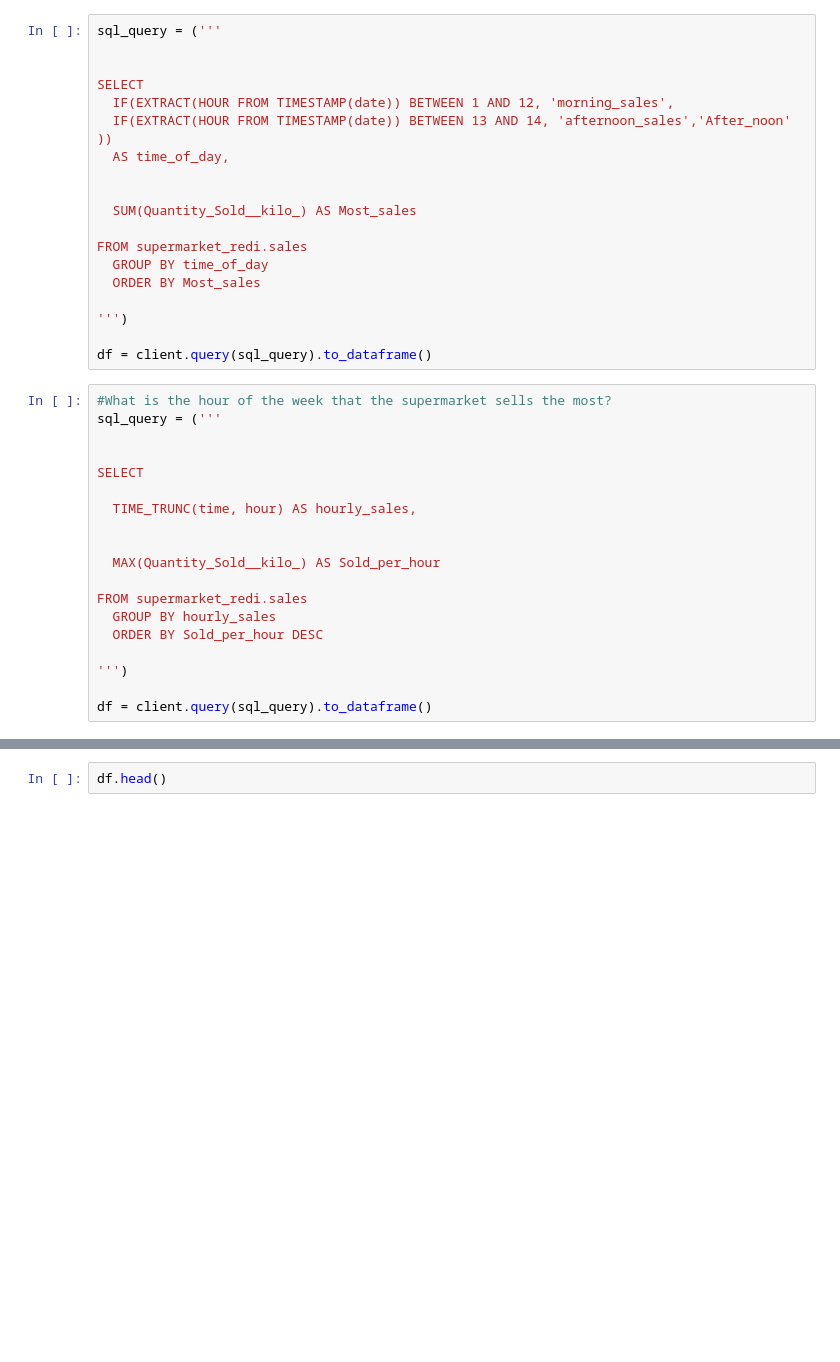
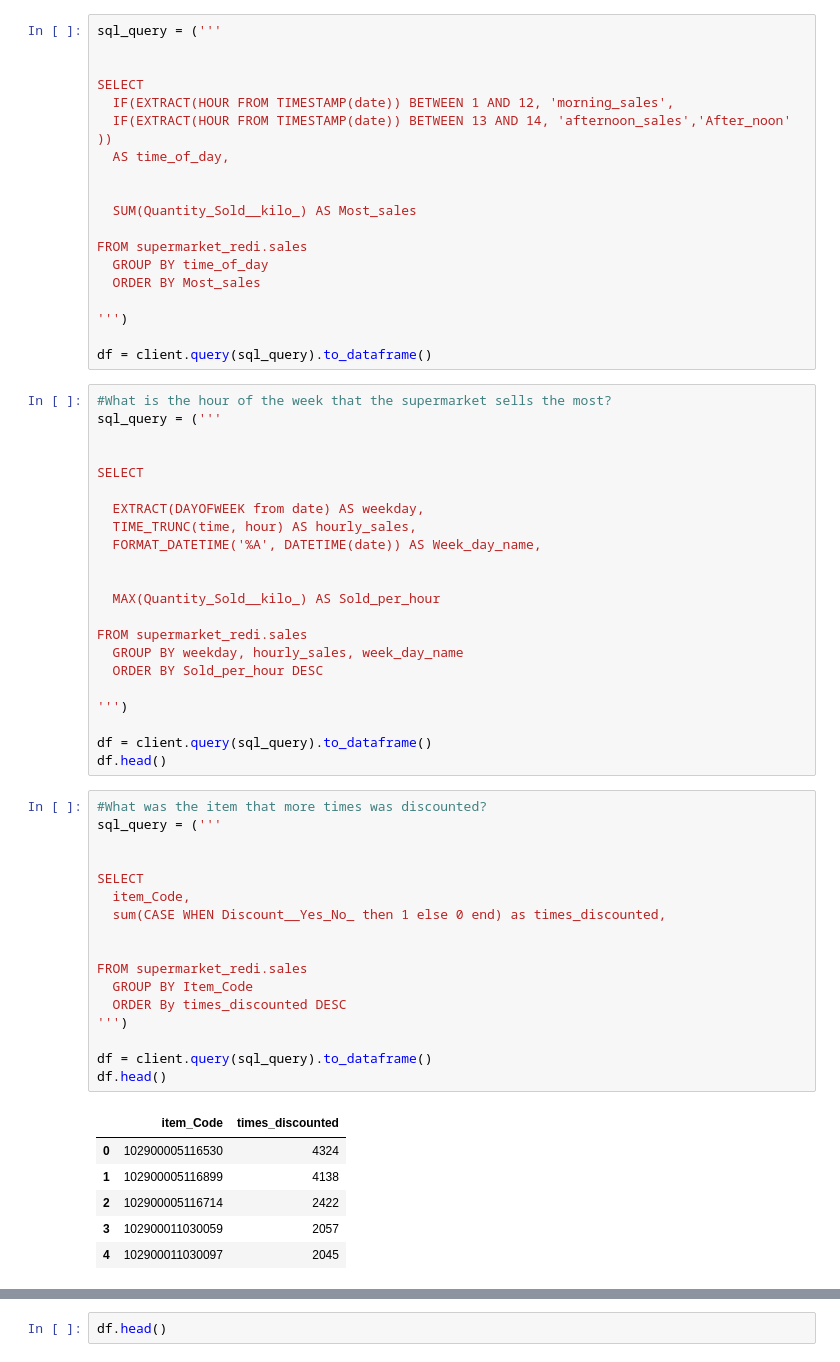
Before and after one commit to Kpantigere/Batch_Fall_23_DataA_nalytics, a Jupyter notebook: Copy_of_Bigquery_supermarket_fall_2023_Ibrahim_u_m.ipynb, the cells around one changed output, grey strips where cells are left out. Drawn from its saved outputs; the diff is of its cells as text; blank space fills up the shorter version.

```diff
--- a/Copy_of_Bigquery_supermarket_fall_2023_Ibrahim_u_m.ipynb
+++ b/Copy_of_Bigquery_supermarket_fall_2023_Ibrahim_u_m.ipynb
@@ -425,18 +426,45 @@ sql_query = ('''
 
 SELECT
 
+  EXTRACT(DAYOFWEEK from date) AS weekday,
   TIME_TRUNC(time, hour) AS hourly_sales,
+  FORMAT_DATETIME('%A', DATETIME(date)) AS Week_day_name,
 
 
   MAX(Quantity_Sold__kilo_) AS Sold_per_hour
 
 FROM supermarket_redi.sales
-  GROUP BY hourly_sales
+  GROUP BY weekday, hourly_sales, week_day_name
   ORDER BY Sold_per_hour DESC
 
 ''')
 
 df = client.query(sql_query).to_dataframe()
+df.head()
+# %%
+#What was the item that more times was discounted?
+sql_query = ('''
+
+
+SELECT
+  item_Code,
+  sum(CASE WHEN Discount__Yes_No_ then 1 else 0 end) as times_discounted,
+
+
+FROM supermarket_redi.sales
+  GROUP BY Item_Code
+  ORDER By times_discounted DESC
+''')
+
+df = client.query(sql_query).to_dataframe()
+df.head()
+# %% [output]
+|  | item_Code | times_discounted |
+| 0 | 102900005116530 | 4324 |
+| 1 | 102900005116899 | 4138 |
+| 2 | 102900005116714 | 2422 |
+| 3 | 102900011030059 | 2057 |
+| 4 | 102900011030097 | 2045 |
 # %%
 #What was the item that more times was discounted?
 sql_query = ('''
```
Also changed, not shown: parts of 3 cells of this notebook.
